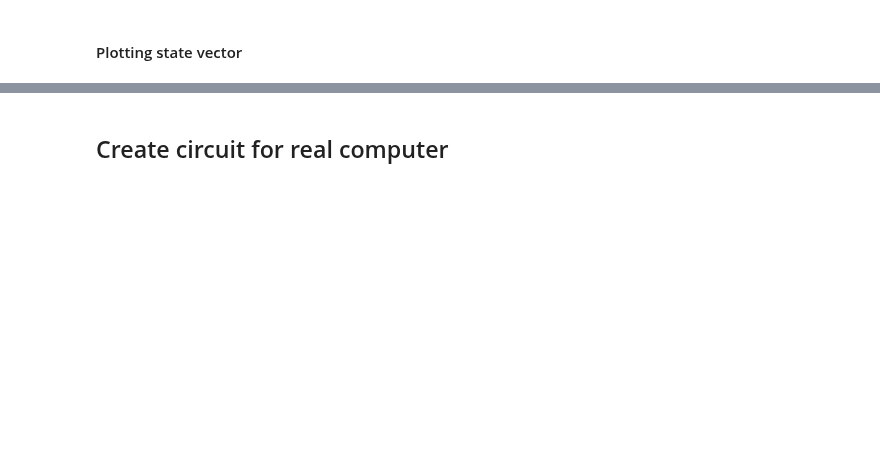
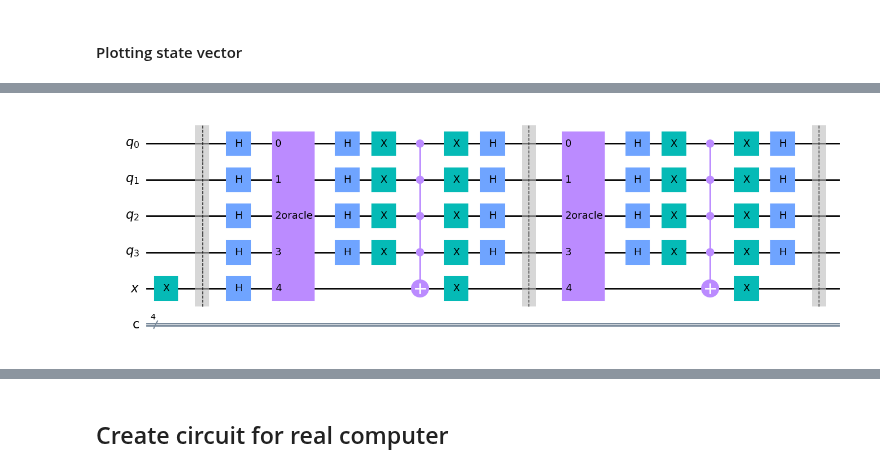
Before and after one commit to arque1393/QuantumLearning, a Jupyter notebook: QuantumAlgorithm/Grover's_Algorithm.ipynb, the cells around one changed output, grey strips where cells are left out. Cells and saved outputs as stored; diff of their text form; code cells hidden in the pictures; blank space fills up the shorter version.

```diff
--- a/QuantumAlgorithm/Grover's_Algorithm.ipynb
+++ b/QuantumAlgorithm/Grover's_Algorithm.ipynb
@@ -128,5 +148,5 @@ plot_vector(get_projection(state_vector,ket_e,ket_a))
 # %%
-apply_oracle(n,w,grover_circuit)
-reflect_uniform(grover_circuit,n)
-grover_circuit.draw()
+circuit.append(get_oracle(n,w), range(n+1))
+reflect_uniform(circuit,n)
+circuit.draw()
 # %% [output]
@@ -134,2 +153,3 @@ grover_circuit.draw()
+[figure, added]
 # %%
 # Running Circuit
```
Also changed, not shown: parts of 45 cells of this notebook, 1 other file.
